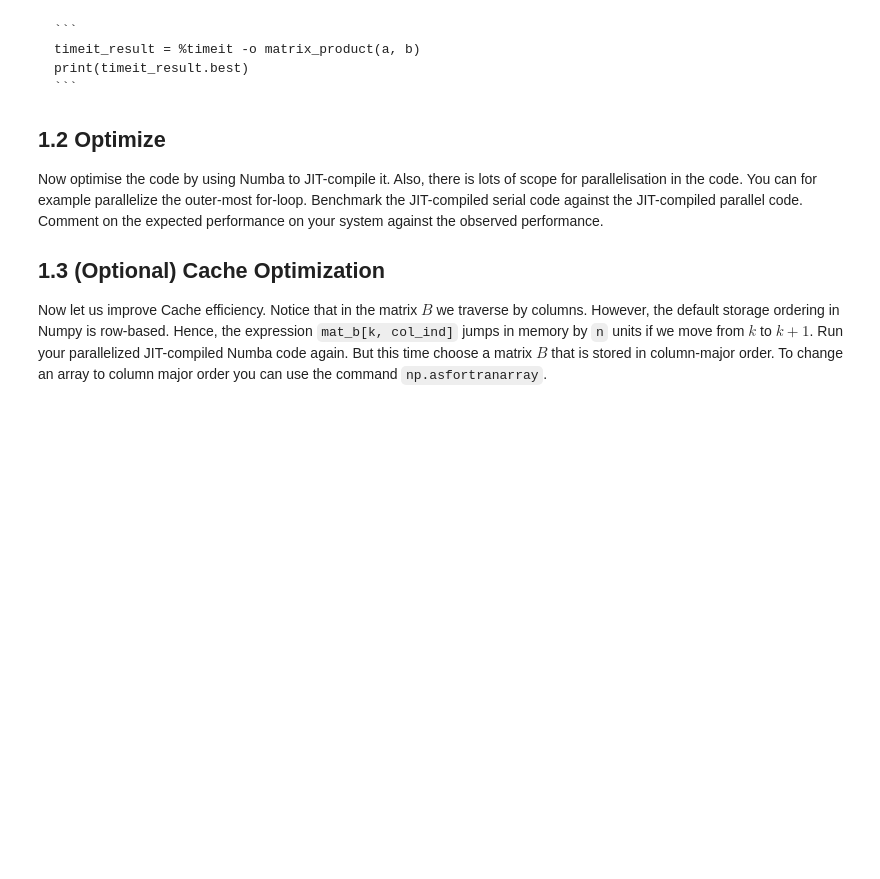
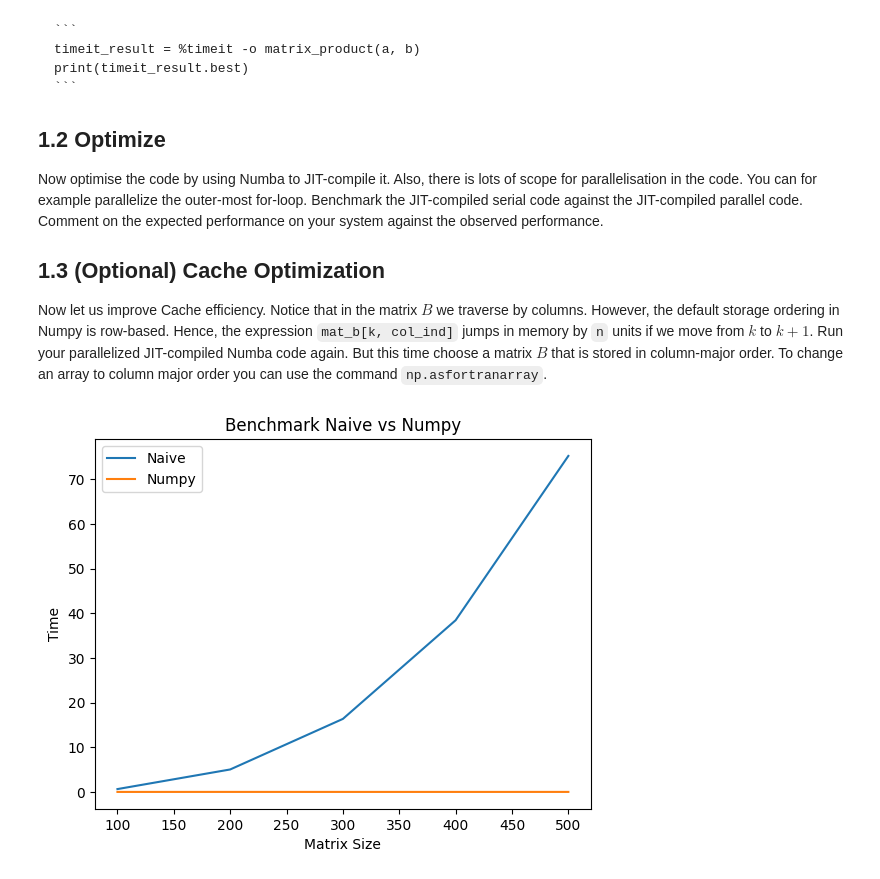
Before and after one commit to Mv0sKff/KISysteme26_lab, a Jupyter notebook: block_1/Aufgabe_1.ipynb, the cells around one changed output. Cells and saved outputs as stored; diff of their text form; code cells hidden in the pictures; blank space fills up the shorter version.

```diff
--- a/block_1/Aufgabe_1.ipynb
+++ b/block_1/Aufgabe_1.ipynb
@@ -56,17 +54,18 @@ Now optimise the code by using Numba to JIT-compile it. Also, there is lots of s
 
 ## 1.3 (Optional) Cache Optimization
 Now let us improve Cache efficiency. Notice that in the matrix $B$ we traverse by columns. However, the default storage ordering in Numpy is row-based. Hence, the expression `mat_b[k, col_ind]` jumps in memory by `n` units if we move from $k$ to $k+1$. Run your parallelized JIT-compiled Numba code again. But this time choose a matrix $B$ that is stored in column-major order. To change an array to column major order you can use the command `np.asfortranarray`.
+# %%
+matrix_sizes = [100, 200, 300, 400, 500]
+#matrix_sizes = [10, 100, 200]
 # %%
+# 1.1
+
 from tqdm import tqdm
 
 time_naive = []
 time_numpy = []
 
-#timeit_result = %timeit -o matrix_product(a, b)
-#print(timeit_result.best)
-
-
-for i in tqdm(range(1, 1000, 50)):
+for i in tqdm(matrix_sizes):
   a = np.random.randn(i, i)
   b = np.random.randn(i, i)
 
@@ -79,5 +78,5 @@ for i in tqdm(range(1, 1000, 50)):
   time_naive.append(timeit_naive_result.average)
   time_numpy.append(timeit_numpy_result.average)
 
-display(time_naive)
-display(time_numpy)
+#display(time_naive)
+#display(time_numpy)
@@ -87,0 +83,14 @@ sns.plot(time_naive, time_numpy)
+# %%
+import seaborn as sns
+import matplotlib.pyplot as plt
+
+sns.lineplot(x=matrix_sizes, y=time_naive, label='Naive')
+sns.lineplot(x=matrix_sizes, y=time_numpy, label='Numpy')
+
+plt.ylabel('Time')
+plt.xlabel('Matrix Size')
+plt.title('Benchmark Naive vs Numpy')
+plt.legend()
+plt.show()
+# %% [output]
+[figure, added]
```
Also changed, not shown: parts of 11 cells of this notebook.
